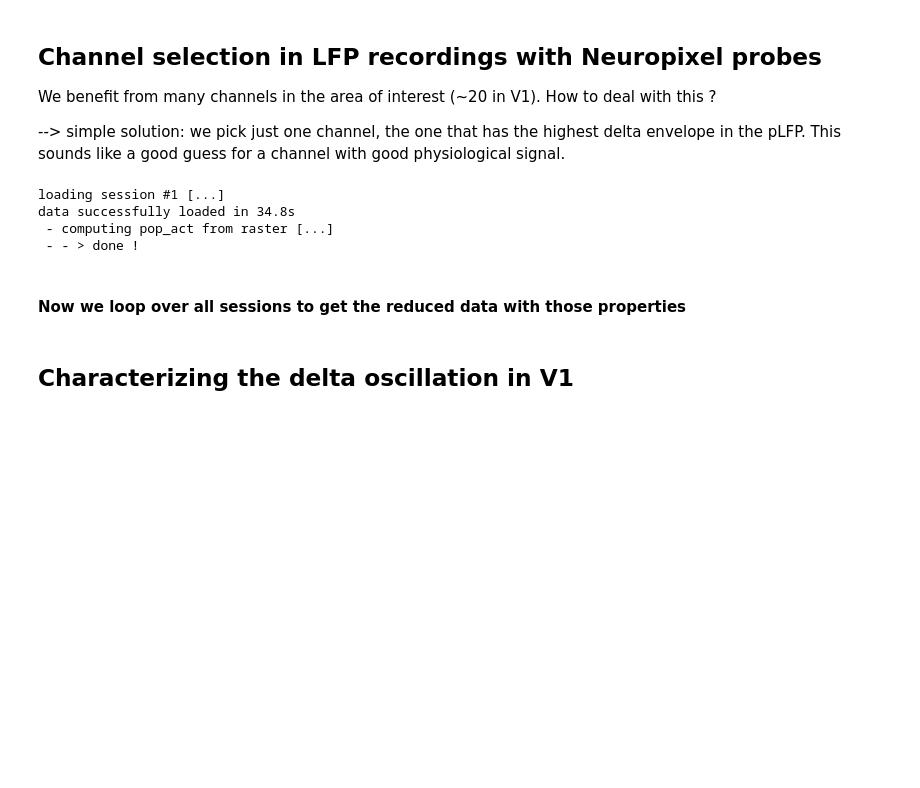
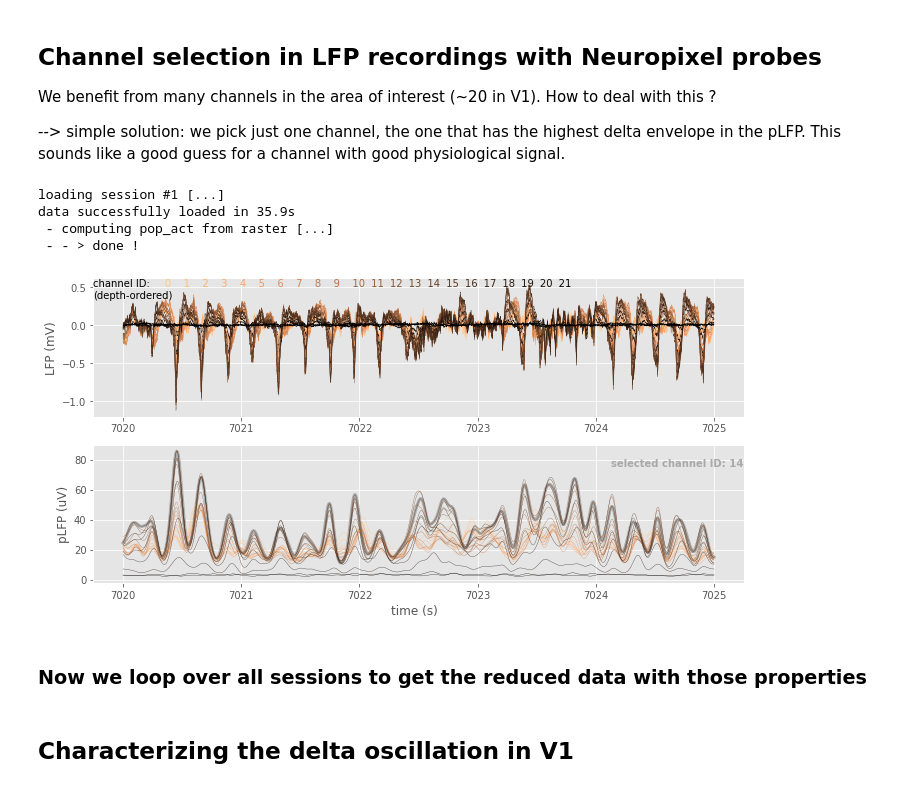
Before and after one commit to yzerlaut/Network_State_Index, a Jupyter notebook: demo/Allen-Neuropixels-dataset.ipynb, the cells around one changed output. Drawn from its saved outputs; the diff is of its cells as text; code cells hidden in the pictures; blank space fills up the shorter version.

```diff
--- a/demo/Allen-Neuropixels-dataset.ipynb
+++ b/demo/Allen-Neuropixels-dataset.ipynb
@@ -85,7 +85,6 @@ class Data:
     def __init__(self,
                  session_index=0,
                  reduced=False,
-                 demo=False, demo_filename='allen_demo_sample.npy',
                  t0=115*60,
                  duration=20*60, # 20 min by default
                  #init=['pop_act', 'pLFP', 'NSI'], # for a full init
@@ -100,13 +99,7 @@ class Data:
         can load a subset using the "t0" and "duration" args
         """
 
-        if demo:
-            # -------- using the stored demo data if "demo" mode ----- #
-            DEMO = np.load(demo_filename, allow_pickle=True).item()
-            for key in DEMO:
-                setattr(self, key, DEMO[key]) # sets LFP
-            self.t_LFP = np.arange(len(self.LFP))/self.lfp_sampling_rate+self.t0
-        elif reduced:
+        if reduced:
             rdata = np.load('reduced_data/Allen_FC_session%i.npy' % (session_index+1), allow_pickle=True).item()
             for key in rdata:
                 setattr(self, key, rdata[key]) # sets LFP, pLFP, pop_act, running_speed
@@ -251,6 +244,8 @@ class Data:
              subsampling=1,
              color='k', ms=0, lw=1, alpha=1):
         """
+        a general plot function for the quantities of this object
+
         quantity as a string (e.g. "pLFP" or "running_speed")
         """
 
@@ -291,7 +286,7 @@ def find_channel_with_highest_delta(data,
                                     pLFP_subsampling=5,
                                     return_all=False):
     """
-    A function to pick the
+    A function to pick the channel with the highest average pLFP delta envelope
     """
     channel_mean_delta, channel_id, final_pLFP, final_LFP = 0, None, None, None
 
@@ -329,35 +324,37 @@ final_LFP, final_pLFP, channel_id, ALL = find_channel_with_highest_delta(data,
                                                                          return_all=True)
 # %% [output]
 loading session #1 [...]
-data successfully loaded in 34.8s
+data successfully loaded in 35.9s
  - computing pop_act from raster [...]
  - - > done !
 # %%
 t0, duration = data.t0+120, 5 # showing a sample with some nice sinal variations
-fig, AX = plt.subplots(3, figsize=(9,6))
+fig, AX = plt.subplots(2, figsize=(10,5))
 cmap = plt.cm.copper
 
 cond = (ALL['t']>t0) & (ALL['t']<(t0+duration))
 AX[1].plot(ALL['t'][cond], final_pLFP[cond], lw=3, color='darkgrey')
 for i in range(len(ALL['LFP'])):
     AX[0].plot(ALL['t'][cond], ALL['LFP'][i][cond], lw=0.3, color=cmap(1-i/(data.Nchannels_V1-1)))
     AX[1].plot(ALL['t'][cond], ALL['pLFP'][i][cond], lw=0.3, color=cmap(1-i/(data.Nchannels_V1-1)))
 
-data.plot('pop_act', ax=AX[2], t0=t0, duration=duration)
-AX[2].set_ylabel('rate (Hz)  ')
-AX[2].set_xlabel('time (s)  ')
+#data.plot('pop_act', ax=AX[2], t0=t0, duration=duration)
+#AX[2].set_ylabel('rate (Hz)  ')
+AX[1].set_xlabel('time (s)  ')
 AX[0].set_ylabel('LFP (mV)')
 AX[1].set_ylabel('pLFP (uV)')
 AX[1].annotate('selected channel ID: %i' % channel_id,
                (1,.9), xycoords='axes fraction', va='top', ha='right',color='darkgrey', weight='bold')
 for i in range(data.Nchannels_V1):
     AX[0].annotate((i+1)*'      '+'                 %i' % i, (0,1), xycoords='axes fraction', va='top',
                 color=cmap(1-i/(data.Nchannels_V1-1)))
 AX[0].annotate('channel ID:\n(depth-ordered)', (0,1), xycoords='axes fraction', va='top');
 plt.tight_layout()
-fig.savefig('../doc/Neuropixels-channel-selection.png')
+#fig.savefig('../doc/Neuropixels-channel-selection.png')
+# %% [output]
+[figure, added]
 # %% [markdown]
-#### Now we loop over all sessions to get the reduced data with those properties
+### Now we loop over all sessions to get the reduced data with those properties
 # %%
 # takes about 10 minutes on a good desktop computer
 
```
Also changed, not shown: parts of 34 cells of this notebook.
